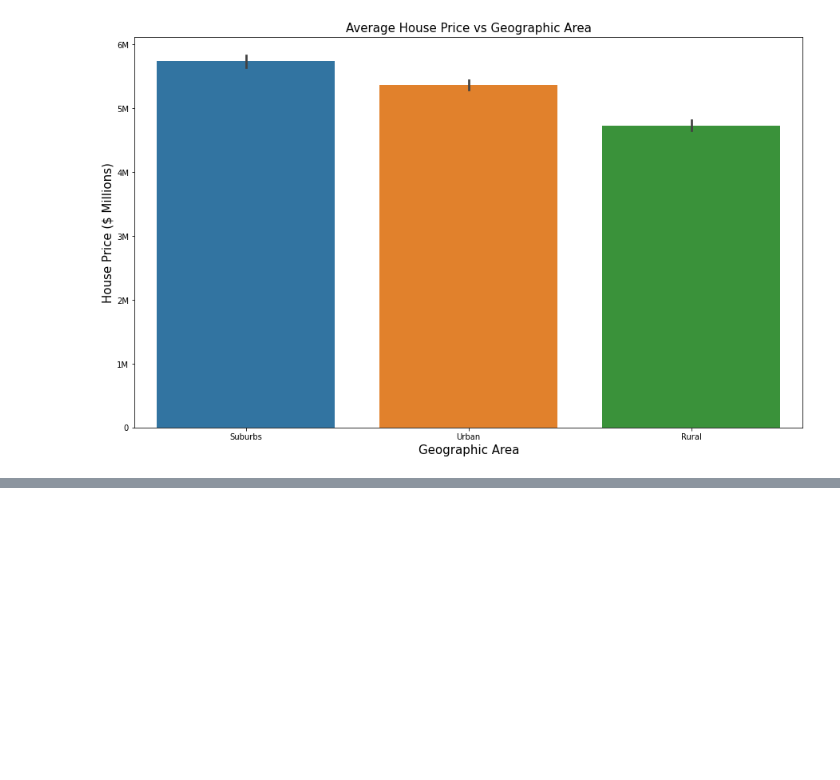
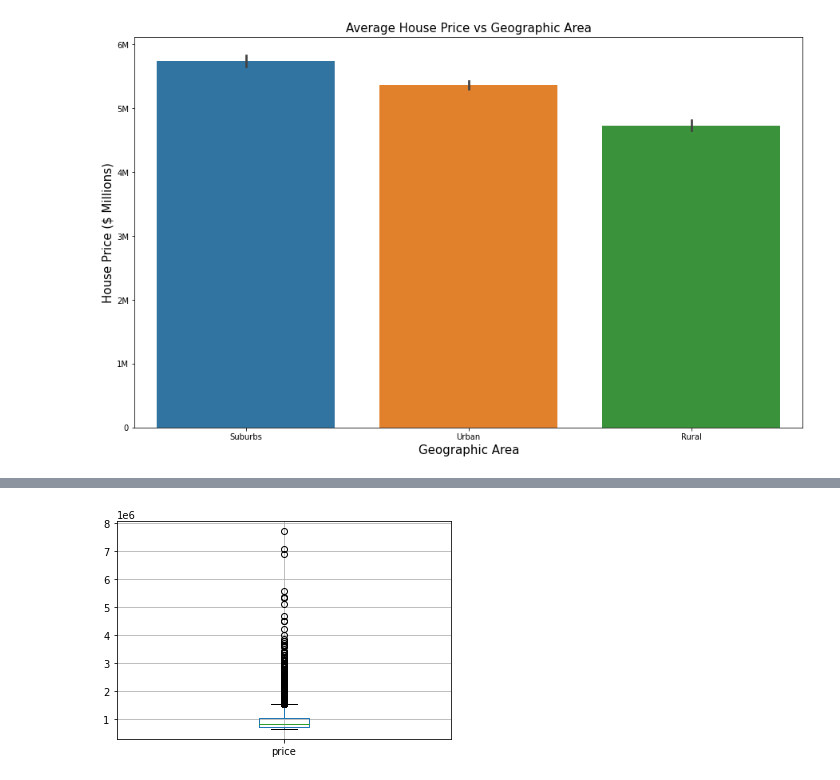
Before and after one commit to henryshin15/king_county_real_estate, a Jupyter notebook: kings_county_project.ipynb, the cells around one changed output, grey strips where cells are left out. Saved outputs shown, nothing was run; the diff lists cells and outputs as text; code cells hidden in the pictures; blank space fills up the shorter version.

```diff
--- a/kings_county_project.ipynb
+++ b/kings_county_project.ipynb
@@ -408,0 +472,4 @@ Text(0.5, 1.0, 'Average House Price vs Geographic Area')
+# %%
+boxplot_price = luxury_homes.boxplot(column = "price")
+# %% [output]
+[figure, added]
```
Also changed, not shown: parts of 20 cells of this notebook.
